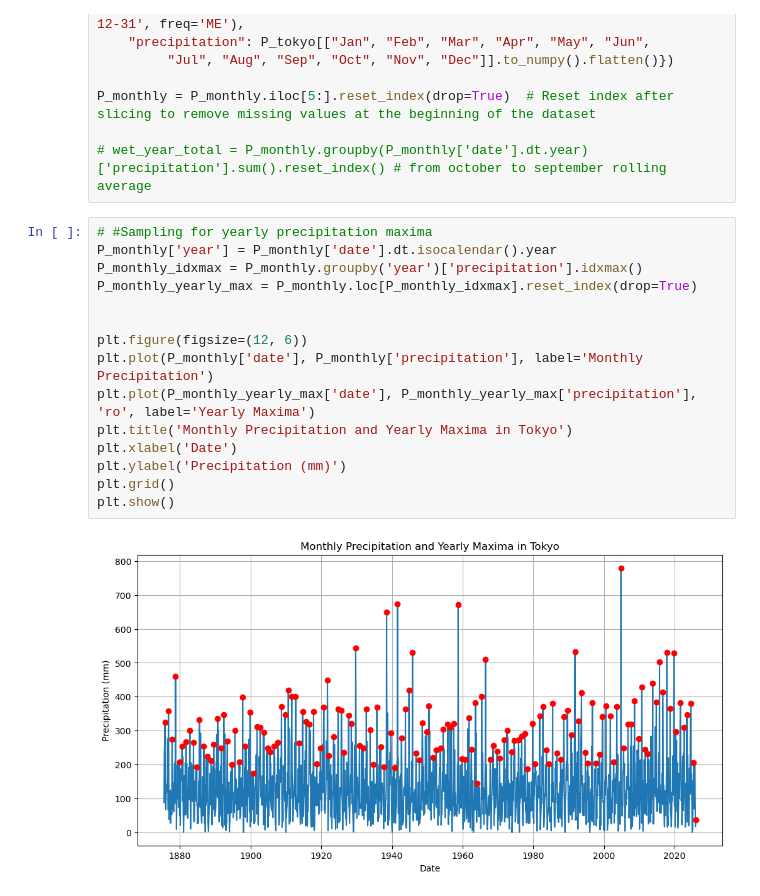
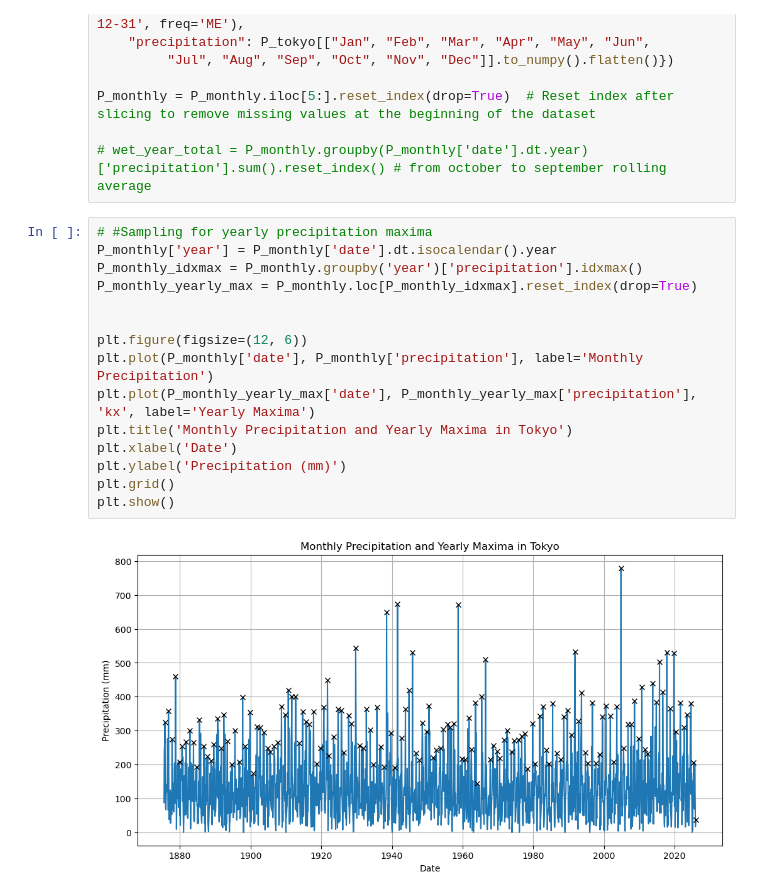
Before and after one commit to foozdemiroglu-gif/MP411-Tokyo, a Jupyter notebook: Hydraulic_analysis.ipynb, the cells around one changed output. Drawn from its saved outputs; the diff is of its cells as text.

```diff
--- a/Hydraulic_analysis.ipynb
+++ b/Hydraulic_analysis.ipynb
@@ -286,17 +286,17 @@ P_monthly = P_monthly.iloc[5:].reset_index(drop=True)  # Reset index after slici
 # %%
 # #Sampling for yearly precipitation maxima
 P_monthly['year'] = P_monthly['date'].dt.isocalendar().year
 P_monthly_idxmax = P_monthly.groupby('year')['precipitation'].idxmax()
 P_monthly_yearly_max = P_monthly.loc[P_monthly_idxmax].reset_index(drop=True)
 
 
 plt.figure(figsize=(12, 6))
 plt.plot(P_monthly['date'], P_monthly['precipitation'], label='Monthly Precipitation')
-plt.plot(P_monthly_yearly_max['date'], P_monthly_yearly_max['precipitation'], 'ro', label='Yearly Maxima')
+plt.plot(P_monthly_yearly_max['date'], P_monthly_yearly_max['precipitation'], 'kx', label='Yearly Maxima')
 plt.title('Monthly Precipitation and Yearly Maxima in Tokyo')
 plt.xlabel('Date')
 plt.ylabel('Precipitation (mm)')
 plt.grid()
 plt.show()
 # %% [output]
-[figure, old version]
+[figure, new version]
```
Also changed, not shown: parts of 6 cells of this notebook.
